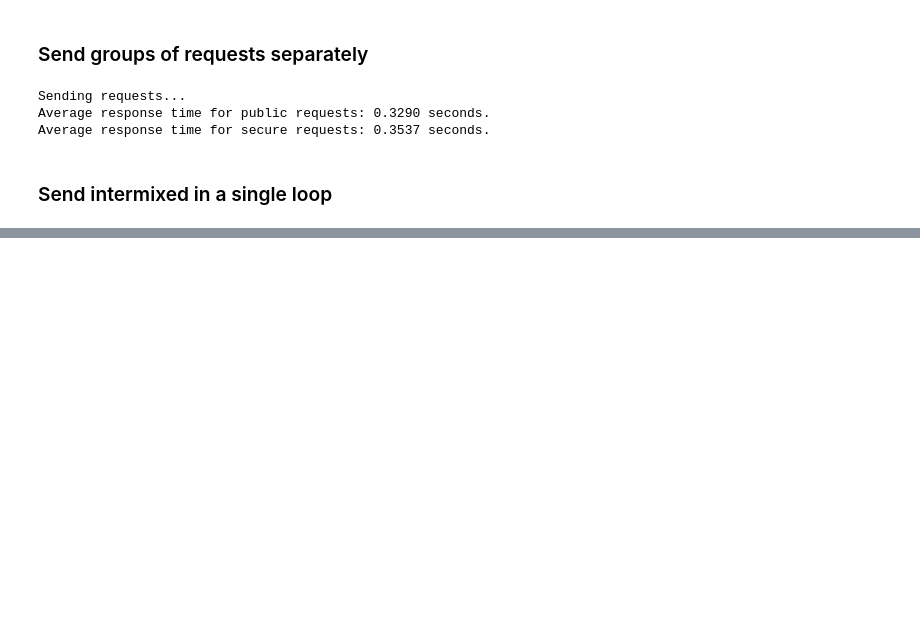
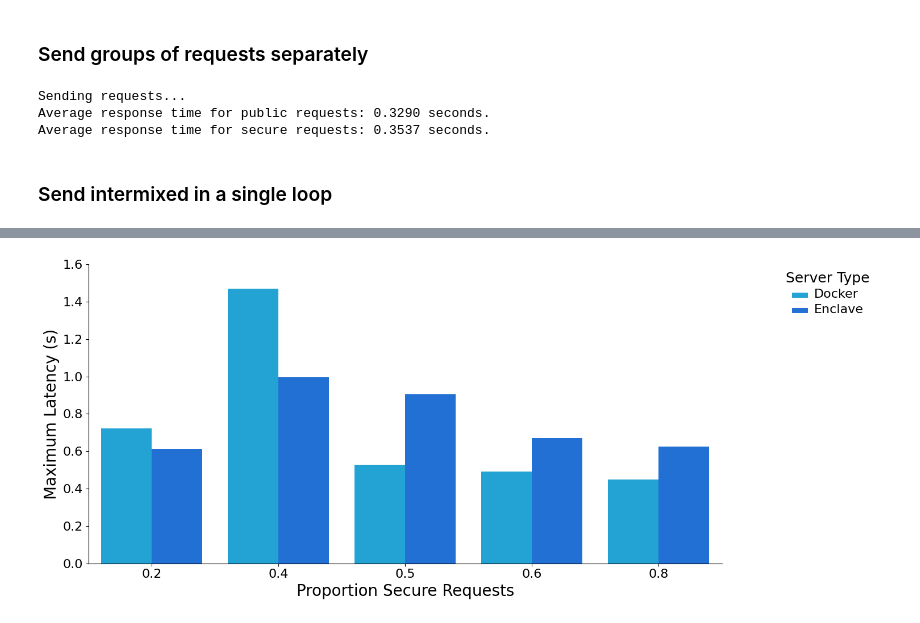
Before and after one commit to hpiercehoffman/secure-serving, a Jupyter notebook: image_classification/routing-test.ipynb, the cells around one changed output, grey strips where cells are left out. Drawn from its saved outputs; the diff is of its cells as text; code cells hidden in the pictures; blank space fills up the shorter version.

Commit message:
Results and figure from routing test

```diff
--- a/image_classification/routing-test.ipynb
+++ b/image_classification/routing-test.ipynb
@@ -99,0 +115,10 @@ Secure Requests - Avg: 0.3655, Min: 0.3103, Max: 0.5740 seconds.
+# %%
+splits = [(20, 80), (40, 60), (50, 50), (60, 40), (80, 20)]
+
+results = []
+for public, secure in splits:
+    df = send_requests(base_url, public, secure, batch_size)
+    results.append(df)
+combined_df = pd.concat(results, ignore_index=True)
+
+combined_df
@@ -99,0 +142,31 @@ Secure Requests - Avg: 0.3655, Min: 0.3103, Max: 0.5740 seconds.
+# %%
+palette = {'Public': '#05aff2', 'Secure': '#056cf2'}
+
+g = sns.catplot(
+    data=combined_df,
+    x='Proportion Secure',
+    y='Maximum Time',
+    hue='Request Type',
+    kind='bar',
+    height=6,
+    aspect=2,
+    palette=palette
+)
+
+g.set_axis_labels("Proportion Secure Requests", "Maximum Latency (s)", fontsize=20)
+g.set_xticklabels(fontsize=16)
+g.set_yticklabels(fontsize=16)
+
+new_labels = ['Docker', 'Enclave']
+g._legend.set_title('Server Type')
+for t, l in zip(g._legend.texts, new_labels): t.set_text(l)
+
+plt.setp(g._legend.get_texts(), fontsize=16)  # for legend text
+plt.setp(g._legend.get_title(), fontsize=18)  # for legend title
+g._legend.set_bbox_to_anchor((1, 1))
+g._legend._loc = 2
+
+# Show plot
+plt.show()
+# %% [output]
+[figure, added]
```
Also changed, not shown: parts of 8 cells of this notebook, 13 other files.
